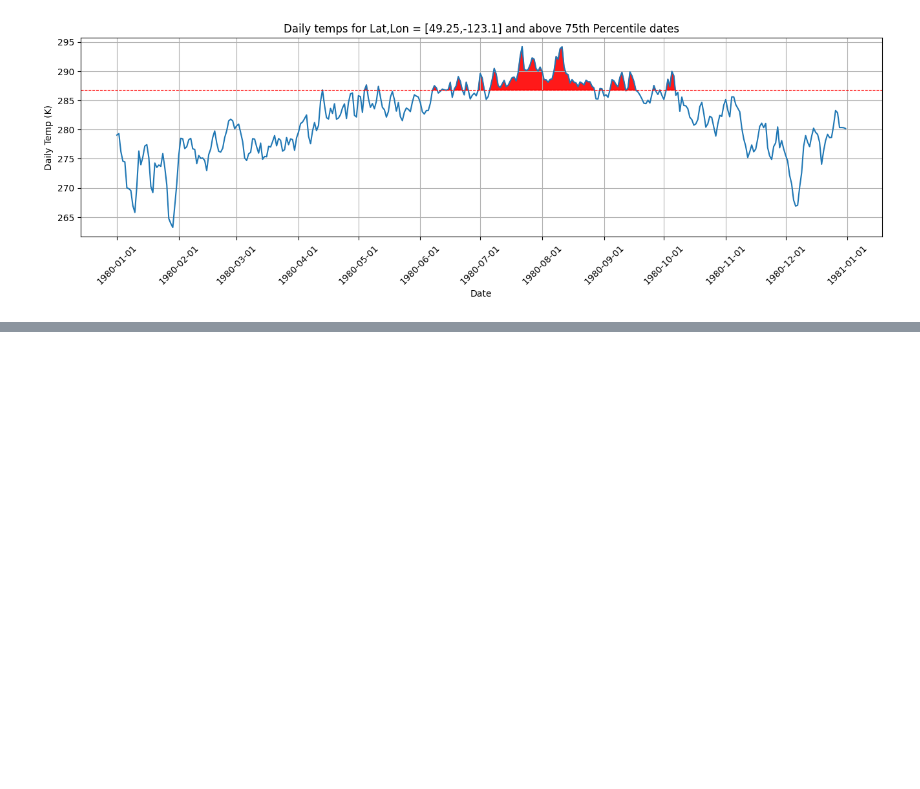
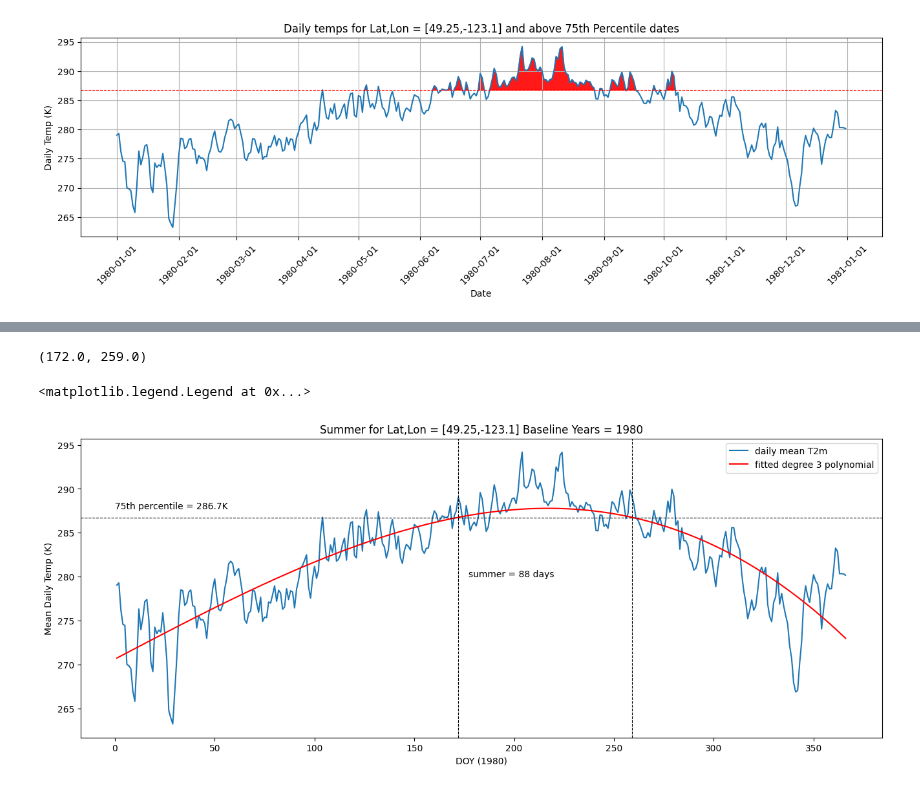
Before and after one commit to tedscott/HeatWaves, a Jupyter notebook: OneYearTestERA5-summer.ipynb, the cells around one changed output, grey strips where cells are left out. Drawn from its saved outputs; the diff is of its cells as text; code cells hidden in the pictures; blank space fills up the shorter version.

```diff
--- a/OneYearTestERA5-summer.ipynb
+++ b/OneYearTestERA5-summer.ipynb
@@ -203,0 +254,3 @@ Text(0, 0.5, 'Daily Temp (K)')
+# %%
+summer_days = np.where(poly(x_values) >= plot_c_75.values)[0]
+summer_days
@@ -203,0 +265,24 @@ Text(0, 0.5, 'Daily Temp (K)')
+# %%
+first_day = x_values[min(summer_days)]
+last_day = x_values[max(summer_days)]
+first_day, last_day
+# %% [output]
+(172.0, 259.0)
+# %%
+# make a new plot
+x_values = np.linspace(min(x1), max(x1), 366) # create some x values for plotting polynomial fit
+plt.figure(figsize=(16,6))
+plt.plot(x1,y1, label='daily mean T2m')
+plt.plot(x_values, poly(x_values), label='fitted degree 3 polynomial', color='red')
+plt.axhline(plot_c_75.values, color="black", linewidth=0.8, linestyle="dashed")
+plt.axvline(first_day, color="black", linewidth=0.8, linestyle="dashed")
+plt.axvline(last_day, color="black", linewidth=0.8, linestyle="dashed")
+plt.annotate('summer = '+str(summer_length)+' days', xy=(first_day+5,280))
+plt.annotate('75th percentile = '+str(np.round(plot_c_75.values,1))+'K', xy=(0,plot_c_75.values+1))
+plt.xlabel('DOY (1980)')
+plt.ylabel('Mean Daily Temp (K)')
+plt.title("Summer for Lat,Lon = [49.25,-123.1] Baseline Years = 1980")
+plt.legend()
+# %% [output]
+<matplotlib.legend.Legend at 0x...>
+[figure, added]
```
Also changed, not shown: parts of 17 cells of this notebook, 2 other files.
